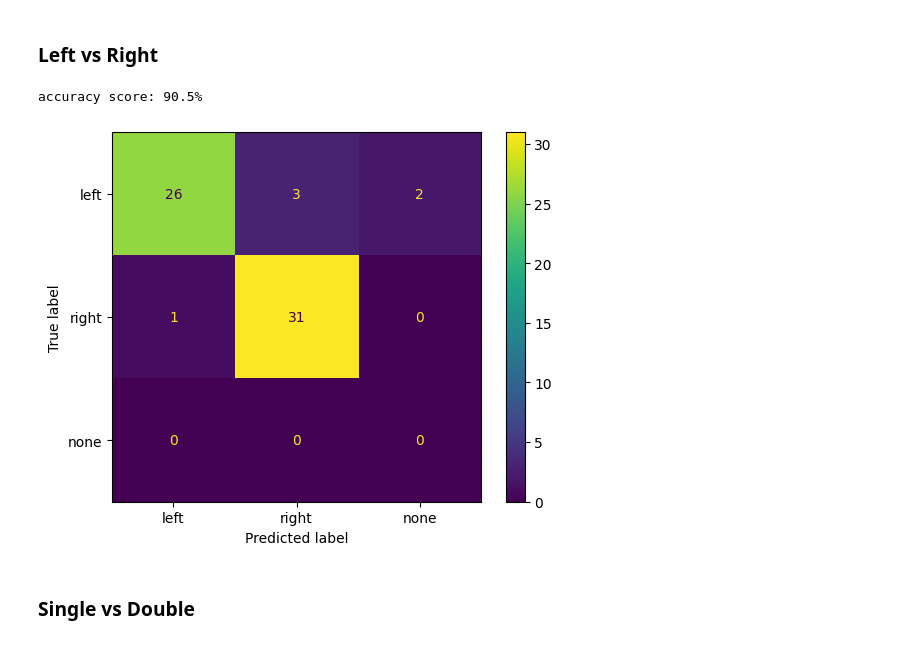
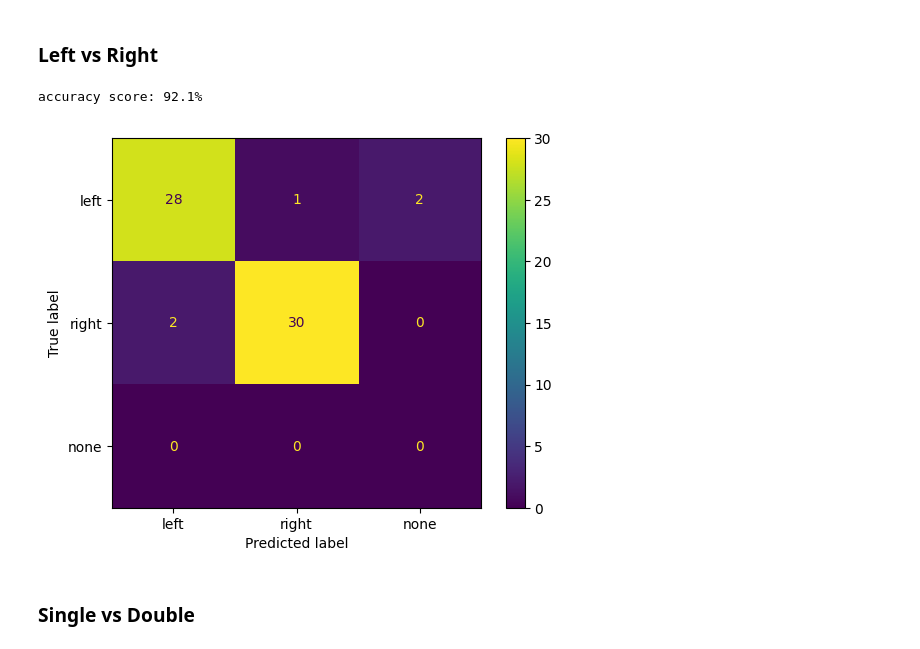
Before and after one commit to edward-ji/eyePlay, a Jupyter notebook: analysis/event.ipynb, the cells around one changed output. Cells and saved outputs as stored; diff of their text form; code cells hidden in the pictures.

```diff
--- a/analysis/event.ipynb
+++ b/analysis/event.ipynb
@@ -383,36 +383,36 @@ plt.show()
 # %%
 from sklearn.metrics import ConfusionMatrixDisplay, accuracy_score, confusion_matrix
 
 clip_lr_df = clip_df[(clip_df["week"].isin([9, 10, 11]))
     & (~clip_df["label"].isin(["test", "no"]))
     & (~clip_df["double"])
     & (clip_df["label"].isin(["left", "right"]))].reset_index()
 
 # the nodes are swapped in some weeks
 clip_lr_df.loc[clip_lr_df["week"].isin([6]), "label"] = \
     clip_lr_df.loc[clip_lr_df["week"].isin([6]), "label"].map(
         {"left": "right", "right": "left"}.get)
 
 amps = clip_lr_df[["amp"]]
 label = clip_lr_df["label"].astype("category")
 
 def lr_classify(amp):
-    high_peaks, _ = find_peaks(amp, prominence=50)
-    low_peaks, _ = find_peaks(-amp, prominence=50)
+    high_peaks, _ = find_peaks(amp, prominence=60)
+    low_peaks, _ = find_peaks(-amp, prominence=60)
     if len(high_peaks) and len(low_peaks):
         return ["left", "right"][int(np.mean(high_peaks) < np.mean(low_peaks))]
     else:
         return "none"
 
 prediction = amps.map(lr_classify).astype("category")
 
 print(f"accuracy score: {accuracy_score(label, prediction):.1%}")
 cm = confusion_matrix(label, prediction, labels=["left", "right", "none"])
 ConfusionMatrixDisplay(cm, display_labels=["left", "right", "none"]).plot()
 plt.show()
 # %% [output]
-accuracy score: 90.5%
+accuracy score: 92.1%
-[figure, old version]
+[figure, new version]
 # %% [markdown]
 ### Single vs Double
 # %%
```
Also changed, not shown: parts of 5 cells of this notebook.
